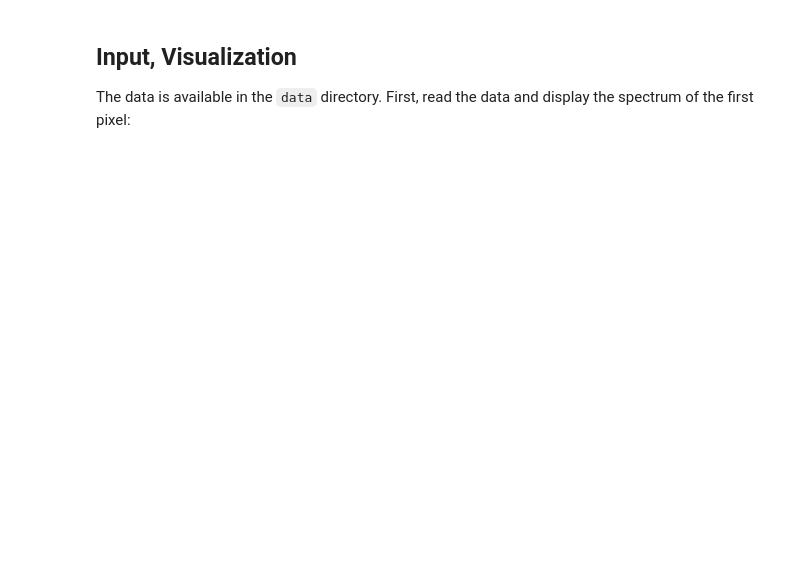
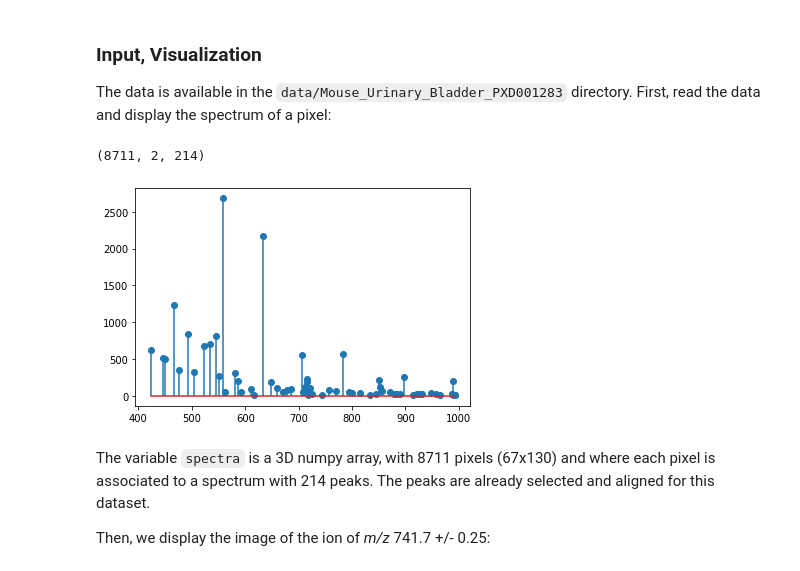
Before and after one commit to fgrelard/Esmraldi, a Jupyter notebook: docs/user/advanced_example.ipynb, the cells around one changed output. Drawn from its saved outputs; the diff is of its cells as text; code cells hidden in the pictures; blank space fills up the shorter version.

```diff
--- a/docs/user/advanced_example.ipynb
+++ b/docs/user/advanced_example.ipynb
@@ -38,21 +67,28 @@ def display_images(*images):
         ax[i].text(0.4, -0.2, "(" + string.ascii_lowercase[i] + ")", transform=ax[i].transAxes, size=18)
     plt.show()
 # %% [markdown]
-## Input, Visualization
+### Input, Visualization
 
-The data is available in the `data` directory.
-First, read the data and display the spectrum of the first pixel:
+The data is available in the `data/Mouse_Urinary_Bladder_PXD001283` directory.
+First, read the data and display the spectrum of a pixel:
 # %%
 import esmraldi.imzmlio as io
 
 imzml = io.open_imzml(rootpath + imagepath + "ms_image_resized.imzML")
 spectra = io.get_spectra(imzml)
 
 print(spectra.shape)
 mz_first, intensities_first = spectra[1, 0], spectra[1, 1]
 indices = intensities_first > 1
-plt.stem(mz_first[indices], intensities_first[indices])
+plt.stem(mz_first[indices], intensities_first[indices], use_line_collection=True)
 plt.show()
+# %% [output]
+(8711, 2, 214)
+[figure, added]
+# %% [markdown]
+The variable `spectra` is a 3D numpy array, with 8711 pixels (67x130) and where each pixel is associated to a spectrum with 214 peaks. The peaks are already selected and aligned for this dataset.
+
+Then, we display the image of the ion of *m/z* 741.7 +/- 0.25:
 # %%
 image = io.get_image(imzml, 741.7, 0.25)
 display_image(image)
```
Also changed, not shown: parts of 15 cells of this notebook, 7 other files.
